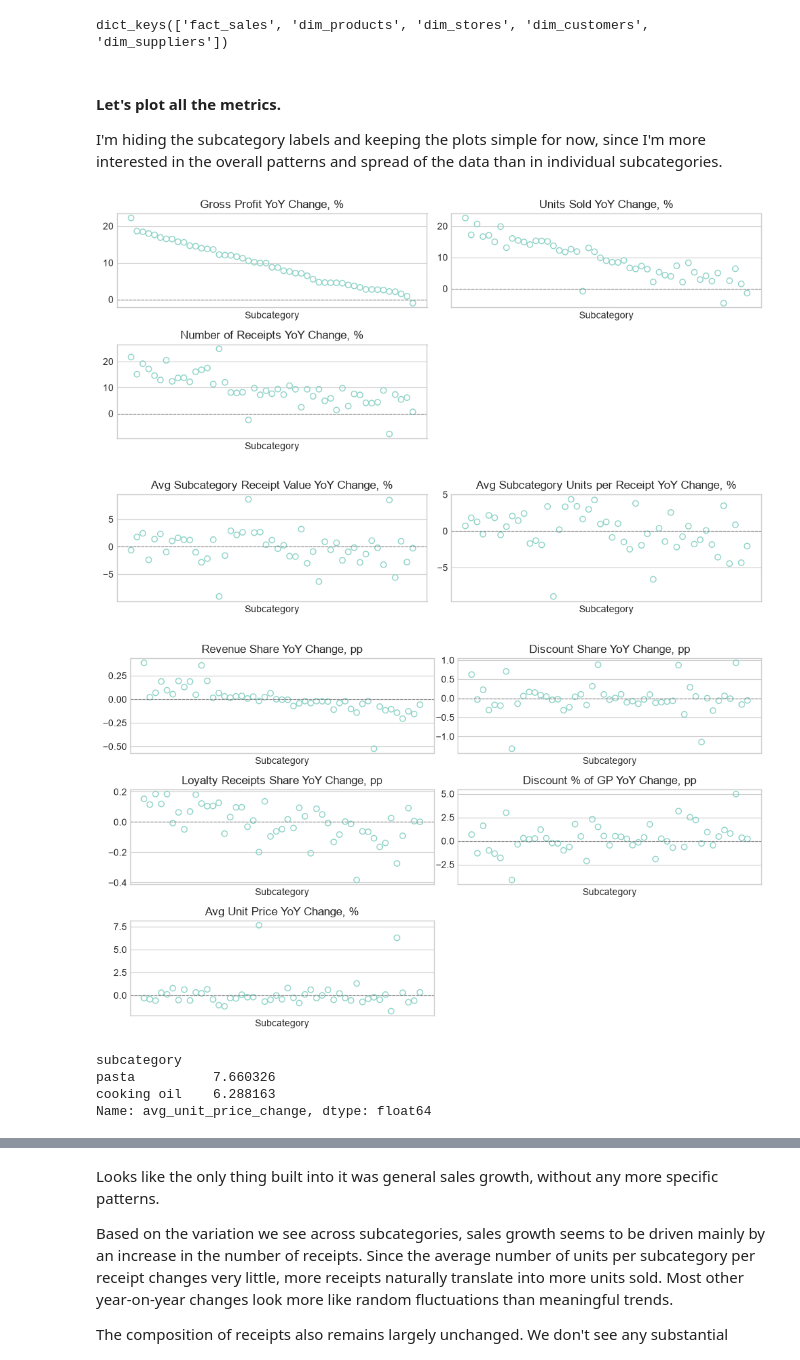
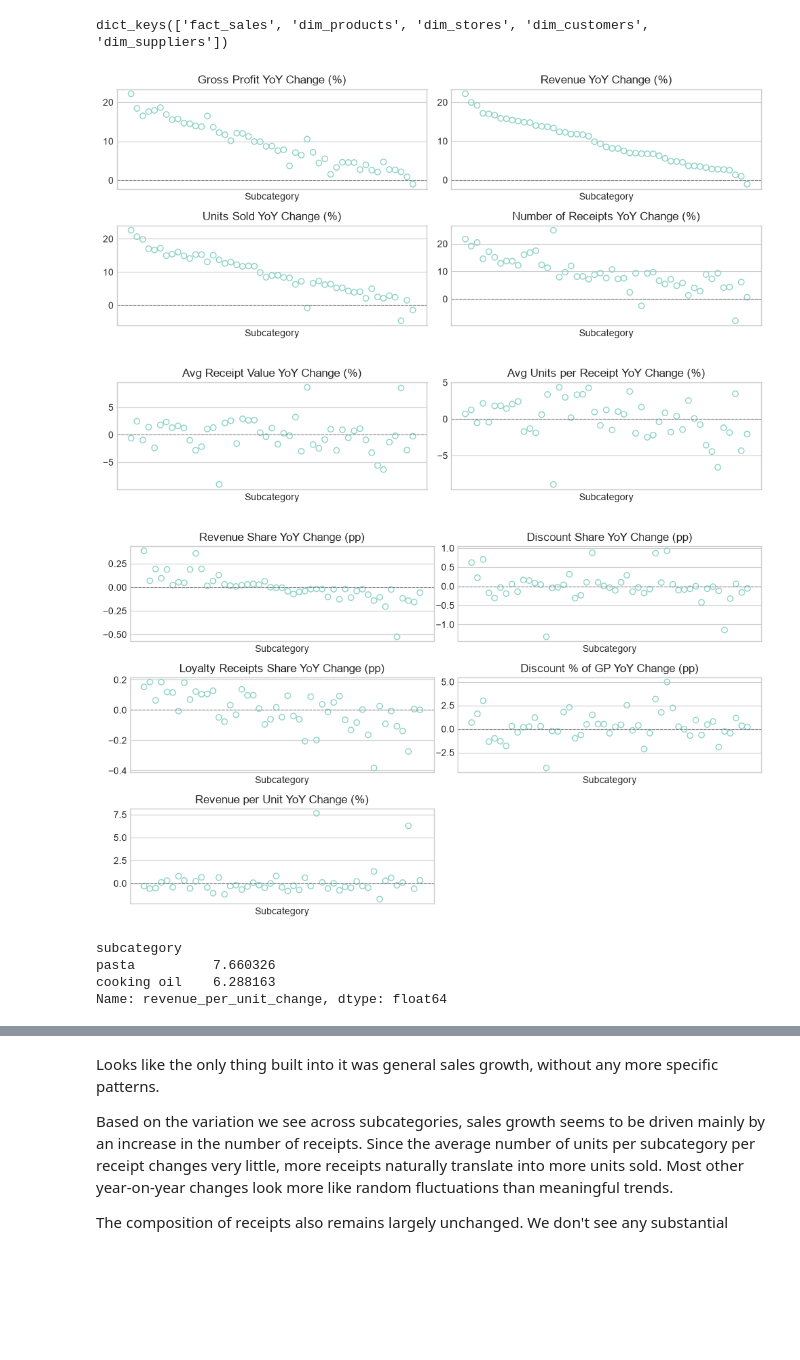
Before and after one commit to TAbramovskaya/dear-neighbour, a Jupyter notebook: python/sales_drivers.ipynb, the cells around one changed output, grey strips where cells are left out. Drawn from its saved outputs; the diff is of its cells as text; code cells hidden in the pictures; blank space fills up the shorter version.

Commit message:
Sales Drivers: metrics update

```diff
--- a/python/sales_drivers.ipynb
+++ b/python/sales_drivers.ipynb
@@ -55,7 +55,7 @@ summary_by_subcategory = (
         revenue=('line_total', 'sum'),
         gross_profit=('gross_profit', 'sum'),
         costs=('cost', 'sum'),
-        avg_subcategory_receipt_value=('line_total', 'mean'),
+        avg_receipt_value=('line_total', 'mean'),
         units_sold=('quantity', 'sum'),
         receipts=('receipt_id', 'nunique'),
         loyalty_receipts=('loyalty_receipts', 'nunique'),
@@ -101,14 +104,16 @@ wide = summary_by_subcategory.unstack('year')
 
 metrics = {
     'gross_profit_change': ('gross_profit', 'pct'),
+    'gross_margin_change': ('gross_margin', 'pp'),
+    'revenue_change': ('revenue', 'pct'),
     'units_sold_change': ('units_sold', 'pct'),
     'revenue_share_change': ('revenue_share', 'pp'),
     'discount_share_change': ('discount_share', 'pp'),
     'discount_percent_of_profit_change': ('discount_share_of_profit', 'pp'),
     'loyalty_receipts_share_change': ('loyalty_receipts_share', 'pp'),
-    'avg_unit_price_change': ('avg_unit_price', 'pct'),
-    'avg_subcategory_receipt_value_change': ('avg_subcategory_receipt_value', 'pct'),
-    'avg_subcategory_units_per_receipt_change': ('avg_subcategory_units_per_receipt', 'pct'),
+    'revenue_per_unit_change': ('revenue_per_unit', 'pct'),
+    'avg_receipt_value_change': ('avg_receipt_value', 'pct'),
+    'avg_units_per_receipt_change': ('avg_units_per_receipt', 'pct'),
     'receipts_change': ('receipts', 'pct'),
 }
 
@@ -126,17 +131,13 @@ for column, (metric, change_type) in metrics.items():
         change = new - old
 
     subcategories_yoy[column] = change
-# %% [markdown]
-#### Let's plot all the metrics.
-
-I'm hiding the subcategory labels and keeping the plots simple for now, since I'm more interested in the overall patterns and spread of the data than in individual subcategories.
 # %%
-subcategories_yoy.sort_values('gross_profit_change', ascending=False, inplace=True)
+subcategories_yoy.sort_values('revenue_change', ascending=False, inplace=True)
 # %%
-def scatter_matrix_show(metrics):
-    rows = len(metrics) // 2 + 1
+def scatter_matrix_show(metrics, cols=2, width=10, row_height=2, y_min=None, y_max=None):
+    rows = len(metrics) // cols + 1
 
-    fig, axes = plt.subplots(rows, 2, figsize=(10, 2 * rows))
+    fig, axes = plt.subplots(rows, cols, figsize=(width, row_height * rows))
 
     for ax, (column, title, ylabel) in zip(axes.flat, metrics):
         ax.scatter(
@@ -149,6 +150,7 @@ def scatter_matrix_show(metrics):
         ax.set_title(title)
         ax.set_xlabel('Subcategory')
         ax.set_xticks([])
+        ax.set_ylim(y_min, y_max)
 
     for ax in axes.flat[len(metrics):]:
         ax.set_visible(False)
@@ -157,39 +159,40 @@ def scatter_matrix_show(metrics):
     plt.show()
 # %%
 metrics = [
-    ('gross_profit_change', 'Gross Profit YoY Change, %', 'Change, %'),
-    ('units_sold_change', 'Units Sold YoY Change, %', 'Change, %'),
-    ('receipts_change', 'Number of Receipts YoY Change, %', 'Change, %'),
+    ('gross_profit_change', 'Gross Profit YoY Change (%)', 'Change (%)'),
+    ('revenue_change', 'Revenue YoY Change (%)', 'Change (%)'),
+    ('units_sold_change', 'Units Sold YoY Change (%)', 'Change (%)'),
+    ('receipts_change', 'Number of Receipts YoY Change (%)', 'Change (%)'),
 ]
 scatter_matrix_show(metrics)
 # %% [output]
-[figure, old version]
+[figure, new version]
 # %%
 metrics = [
-    ('avg_subcategory_receipt_value_change', 'Avg Subcategory Receipt Value YoY Change, %', 'Change, %'),
-    ('avg_subcategory_units_per_receipt_change', 'Avg Subcategory Units per Receipt YoY Change, %', 'Change, %'),
+    ('avg_receipt_value_change', 'Avg Receipt Value YoY Change (%)', 'Change (%)'),
+    ('avg_units_per_receipt_change', 'Avg Units per Receipt YoY Change (%)', 'Change (%)'),
 ]
 
 scatter_matrix_show(metrics)
 # %% [output]
-[figure, old version]
+[figure, new version]
 # %%
 metrics = [
-    ('revenue_share_change', 'Revenue Share YoY Change, pp', 'Change, pp'),
-    ('discount_share_change', 'Discount Share YoY Change, pp', 'Change, pp'),
-    ('loyalty_receipts_share_change', 'Loyalty Receipts Share YoY Change, pp', 'Change, pp'),
-    ('discount_percent_of_profit_change', 'Discount % of GP YoY Change, pp', 'Change, pp'),
-    ('avg_unit_price_change', 'Avg Unit Price YoY Change, %', 'Change, %'),
+    ('revenue_share_change', 'Revenue Share YoY Change (pp)', 'Change (pp)'),
+    ('discount_share_change', 'Discount Share YoY Change (pp)', 'Change (pp)'),
+    ('loyalty_receipts_share_change', 'Loyalty Receipts Share YoY Change (pp)', 'Change (pp)'),
+    ('discount_percent_of_profit_change', 'Discount % of GP YoY Change (pp)', 'Change (pp)'),
+    ('revenue_per_unit_change', 'Revenue per Unit YoY Change (%)', 'Change (%)'),
 ]
 
 scatter_matrix_show(metrics)
 # %% [output]
-[figure, old version]
+[figure, new version]
 # %%
-subcategories_yoy[subcategories_yoy['avg_unit_price_change'] > 2.5]['avg_unit_price_change']
+subcategories_yoy[subcategories_yoy['revenue_per_unit_change'] > 2.5]['revenue_per_unit_change']
 # %% [output]
 subcategory
 pasta          7.660326
 cooking oil    6.288163
-Name: avg_unit_price_change, dtype: float64
+Name: revenue_per_unit_change, dtype: float64
 # %%
```
Also changed, not shown: parts of 8 cells of this notebook.
